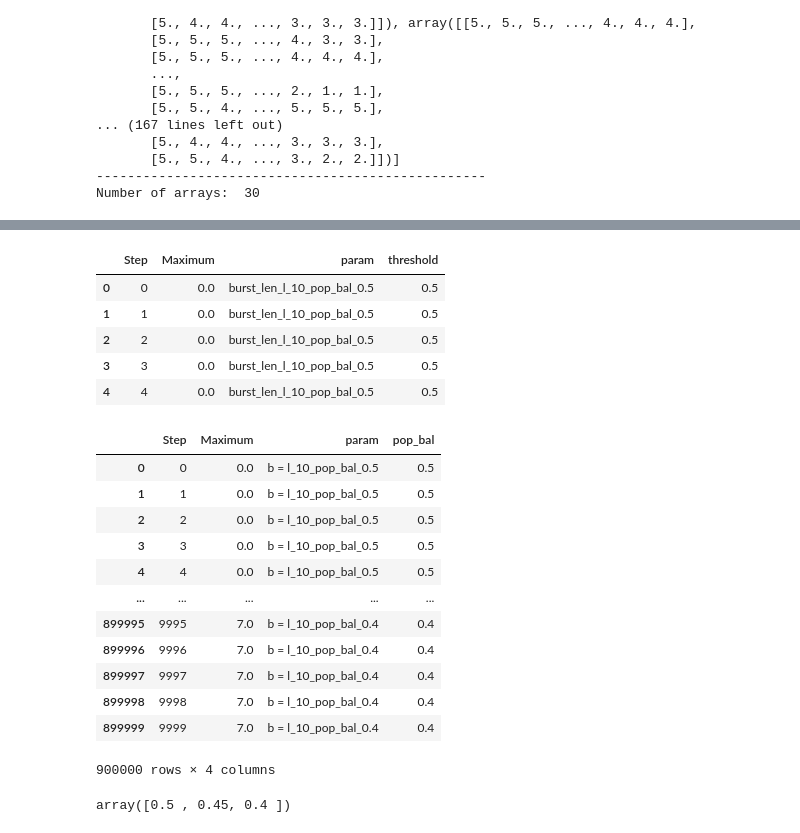
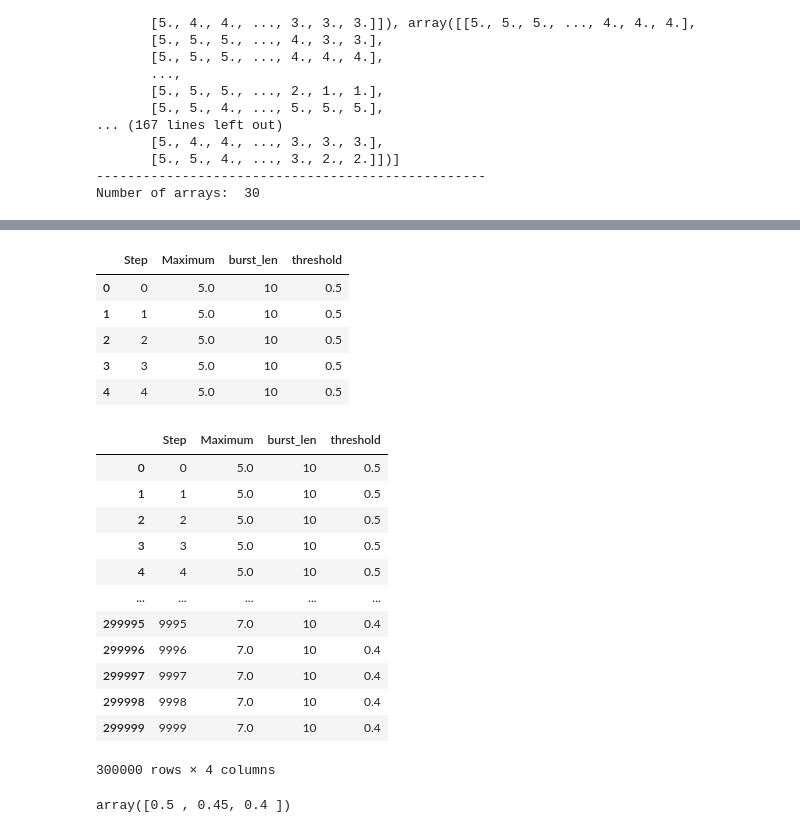
Before and after one commit to arashooska/GA_Redistricting_w_AI, a Jupyter notebook: sb_analysis.ipynb, the cells around one changed output, grey strips where cells are left out. Drawn from its saved outputs; the diff is of its cells as text; code cells hidden in the pictures.

```diff
--- a/sb_analysis.ipynb
+++ b/sb_analysis.ipynb
@@ -73,7 +73,7 @@ def get_state_runs(state, iters=10000, thresholds=[0.5, 0.45, 0.4], min_col="BVA
 
             try:
                 data = [np.load(run) for run in sb_runs]
-                results[f"len{l}_threshold{threshold}"] = np.array(data)
+                results[f"{l}"] = np.array(data)
             except Exception as e:
                 print(f"Error loading data for l = {l} and threshold = {threshold}: {e}")
 
@@ -86,7 +102,7 @@ NameError: name 'pop_bal_val' is not defined
 # %%
-def create_state_df(runs, pop_bals, iters=10000):
+def create_state_df(runs, thresholds, iters=10000):
     df_st = []
-    for pop_bal in pop_bals:
+    for threshold in thresholds:
         for l in runs.keys():
             for i in range(runs[l].shape[0]):
                 df = pd.DataFrame()
@@ -98,20 +114,20 @@ def create_state_df(runs, pop_bals, iters=10000):
                     print("Error: Length mismatch!")
 
                 df["Maximum"] = max_accumulated
-                df["param"] = f"burst_len_{l}"
-                df["threshold"] = pop_bal
+                df["burst_len"] = f"{l}"
+                df["threshold"] = threshold
                 df_st.append(df)
     return pd.concat(df_st, ignore_index=True)
 
-df_GA_bvap = create_state_df(ga_runs_bvap, pop_bals=[0.5, 0.45, 0.4])
+df_GA_bvap = create_state_df(ga_runs_bvap, thresholds=[0.5, 0.45, 0.4])
 df_GA_bvap.head()
 # %% [output]
-|  | Step | Maximum | param | threshold |
-| 0 | 0 | 0.0 | burst_len_l_10_pop_bal_0.5 | 0.5 |
-| 1 | 1 | 0.0 | burst_len_l_10_pop_bal_0.5 | 0.5 |
-| 2 | 2 | 0.0 | burst_len_l_10_pop_bal_0.5 | 0.5 |
-| 3 | 3 | 0.0 | burst_len_l_10_pop_bal_0.5 | 0.5 |
-| 4 | 4 | 0.0 | burst_len_l_10_pop_bal_0.5 | 0.5 |
+|  | Step | Maximum | burst_len | threshold |
+| 0 | 0 | 5.0 | 10 | 0.5 |
+| 1 | 1 | 5.0 | 10 | 0.5 |
+| 2 | 2 | 5.0 | 10 | 0.5 |
+| 3 | 3 | 5.0 | 10 | 0.5 |
+| 4 | 4 | 5.0 | 10 | 0.5 |
 # %%
 ubs = glob.glob("./output/short-burst/sb-runs/GA_dists14_BVAP_opt_*%_10000_sbl*_score_num_opportunity_dists_*_max_part.p")
 ub_runs = {}
@@ -122,25 +138,20 @@ for i, run in enumerate(ubs):
 runs = list(ub_runs.values())
 bvap = foldl(lambda x, y: np.concatenate((x, list(y['BVAP'].values()))), list(runs[0]['BVAP'].values()), runs[1:])
 # %%
-pop_bals = [0.5, 0.45, 0.4]
-df_GA_bvap = create_state_df(ga_runs_bvap, pop_bals)
+thresholds = [0.5, 0.45, 0.4]
+df_GA_bvap = create_state_df(ga_runs_bvap, thresholds)
 df_GA_bvap
 # %% [output]
-|  | Step | Maximum | param | pop_bal |
-| 0 | 0 | 0.0 | b = l_10_pop_bal_0.5 | 0.5 |
-| 1 | 1 | 0.0 | b = l_10_pop_bal_0.5 | 0.5 |
-| 2 | 2 | 0.0 | b = l_10_pop_bal_0.5 | 0.5 |
-| 3 | 3 | 0.0 | b = l_10_pop_bal_0.5 | 0.5 |
-| 4 | 4 | 0.0 | b = l_10_pop_bal_0.5 | 0.5 |
+|  | Step | Maximum | burst_len | threshold |
+| 0 | 0 | 5.0 | 10 | 0.5 |
+| 1 | 1 | 5.0 | 10 | 0.5 |
+| 2 | 2 | 5.0 | 10 | 0.5 |
+| 3 | 3 | 5.0 | 10 | 0.5 |
+| 4 | 4 | 5.0 | 10 | 0.5 |
 | ... | ... | ... | ... | ... |
-| 899995 | 9995 | 7.0 | b = l_10_pop_bal_0.4 | 0.4 |
-| 899996 | 9996 | 7.0 | b = l_10_pop_bal_0.4 | 0.4 |
-| 899997 | 9997 | 7.0 | b = l_10_pop_bal_0.4 | 0.4 |
-| 899998 | 9998 | 7.0 | b = l_10_pop_bal_0.4 | 0.4 |
-| 899999 | 9999 | 7.0 | b = l_10_pop_bal_0.4 | 0.4 |
+| 299995 | 9995 | 7.0 | 10 | 0.4 |
+| 299996 | 9996 | 7.0 | 10 | 0.4 |
+| 299997 | 9997 | 7.0 | 10 | 0.4 |
+| 299998 | 9998 | 7.0 | 10 | 0.4 |
+| 299999 | 9999 | 7.0 | 10 | 0.4 |
-900000 rows × 4 columns
+300000 rows × 4 columns
-# %%
-unique_pop_bals = df_GA_bvap['pop_bal'].unique()
-unique_pop_bals
-# %% [output]
-array([0.5 , 0.45, 0.4 ])
@@ -153,0 +158,4 @@ cmap_no_light = sns.color_palette(['#e6194b', '#3cb44b', '#ffe119', '#4363d8',
+# %%
+df_GA_bvap['threshold'].unique()
+# %% [output]
+array([0.5 , 0.45, 0.4 ])
```
Also changed, not shown: parts of 13 cells of this notebook, 4 other files.
